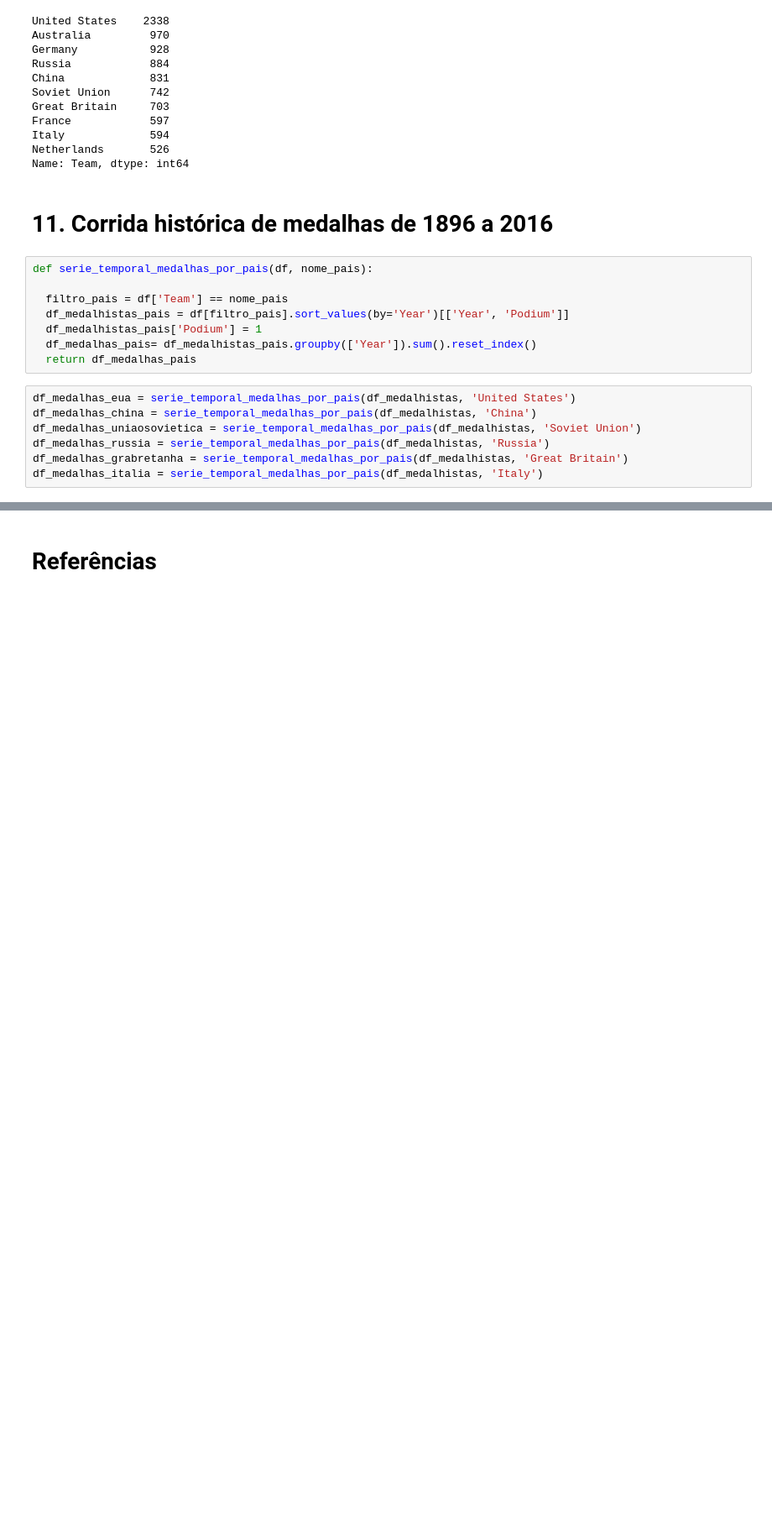
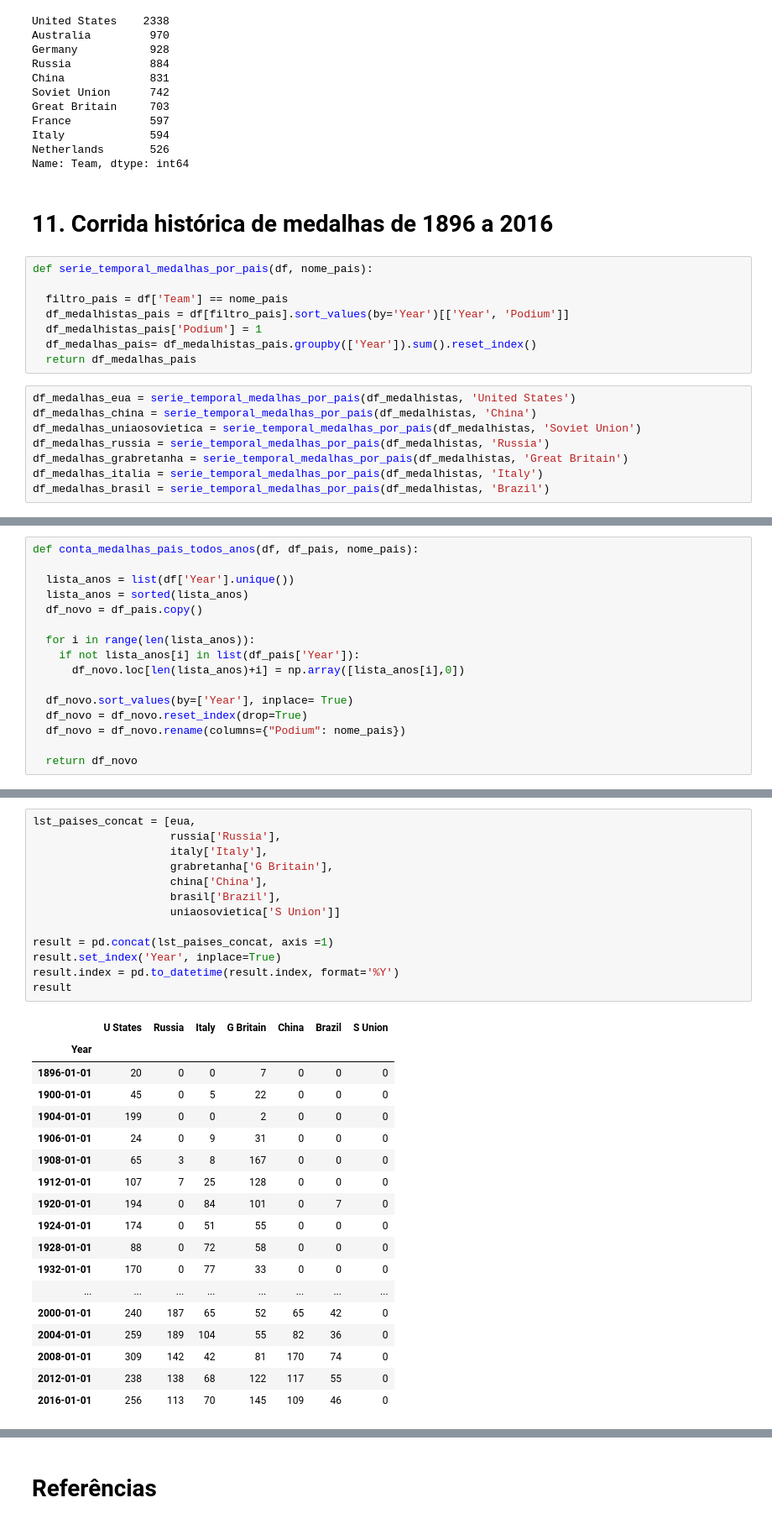
Before and after one commit to barbaracarnauba/repo_analise_dados_jogos_olimpicos, a Jupyter notebook: Analise_Dados_120_Anos_de_Historia_das_Olimpiadas.ipynb, the cells around one changed output, grey strips where cells are left out. Shown: that part at 84% size. Cells and saved outputs as stored; diff of their text form; blank space fills up the shorter version.

```diff
--- a/Analise_Dados_120_Anos_de_Historia_das_Olimpiadas.ipynb
+++ b/Analise_Dados_120_Anos_de_Historia_das_Olimpiadas.ipynb
@@ -532,4 +536,5 @@ df_medalhas_uniaosovietica = serie_temporal_medalhas_por_pais(df_medalhistas, 'S
 df_medalhas_russia = serie_temporal_medalhas_por_pais(df_medalhistas, 'Russia')
 df_medalhas_grabretanha = serie_temporal_medalhas_por_pais(df_medalhistas, 'Great Britain')
 df_medalhas_italia = serie_temporal_medalhas_por_pais(df_medalhistas, 'Italy')
+df_medalhas_brasil = serie_temporal_medalhas_por_pais(df_medalhistas, 'Brazil')
 # %%
@@ -550,0 +576,16 @@ plt.show()
+# %%
+def conta_medalhas_pais_todos_anos(df, df_pais, nome_pais):
+
+  lista_anos = list(df['Year'].unique())
+  lista_anos = sorted(lista_anos)
+  df_novo = df_pais.copy()
+
+  for i in range(len(lista_anos)):
+    if not lista_anos[i] in list(df_pais['Year']):
+      df_novo.loc[len(lista_anos)+i] = np.array([lista_anos[i],0])
+
+  df_novo.sort_values(by=['Year'], inplace= True)
+  df_novo = df_novo.reset_index(drop=True)
+  df_novo = df_novo.rename(columns={"Podium": nome_pais})
+
+  return df_novo
@@ -550,0 +600,32 @@ plt.show()
+# %%
+lst_paises_concat = [eua,
+                     russia['Russia'],
+                     italy['Italy'],
+                     grabretanha['G Britain'],
+                     china['China'],
+                     brasil['Brazil'],
+                     uniaosovietica['S Union']]
+
+result = pd.concat(lst_paises_concat, axis =1)
+result.set_index('Year', inplace=True)
+result.index = pd.to_datetime(result.index, format='%Y')
+result
+# %% [output]
+|  | U States | Russia | Italy | G Britain | China | Brazil | S Union |
+| Year |  |  |  |  |  |  |  |
+| 1896-01-01 | 20 | 0 | 0 | 7 | 0 | 0 | 0 |
+| 1900-01-01 | 45 | 0 | 5 | 22 | 0 | 0 | 0 |
+| 1904-01-01 | 199 | 0 | 0 | 2 | 0 | 0 | 0 |
+| 1906-01-01 | 24 | 0 | 9 | 31 | 0 | 0 | 0 |
+| 1908-01-01 | 65 | 3 | 8 | 167 | 0 | 0 | 0 |
+| 1912-01-01 | 107 | 7 | 25 | 128 | 0 | 0 | 0 |
+| 1920-01-01 | 194 | 0 | 84 | 101 | 0 | 7 | 0 |
+| 1924-01-01 | 174 | 0 | 51 | 55 | 0 | 0 | 0 |
+| 1928-01-01 | 88 | 0 | 72 | 58 | 0 | 0 | 0 |
+| 1932-01-01 | 170 | 0 | 77 | 33 | 0 | 0 | 0 |
+| ... | ... | ... | ... | ... | ... | ... | ... |
+| 2000-01-01 | 240 | 187 | 65 | 52 | 65 | 42 | 0 |
+| 2004-01-01 | 259 | 189 | 104 | 55 | 82 | 36 | 0 |
+| 2008-01-01 | 309 | 142 | 42 | 81 | 170 | 74 | 0 |
+| 2012-01-01 | 238 | 138 | 68 | 122 | 117 | 55 | 0 |
+| 2016-01-01 | 256 | 113 | 70 | 145 | 109 | 46 | 0 |
```
Also changed, not shown: parts of 24 cells of this notebook.
